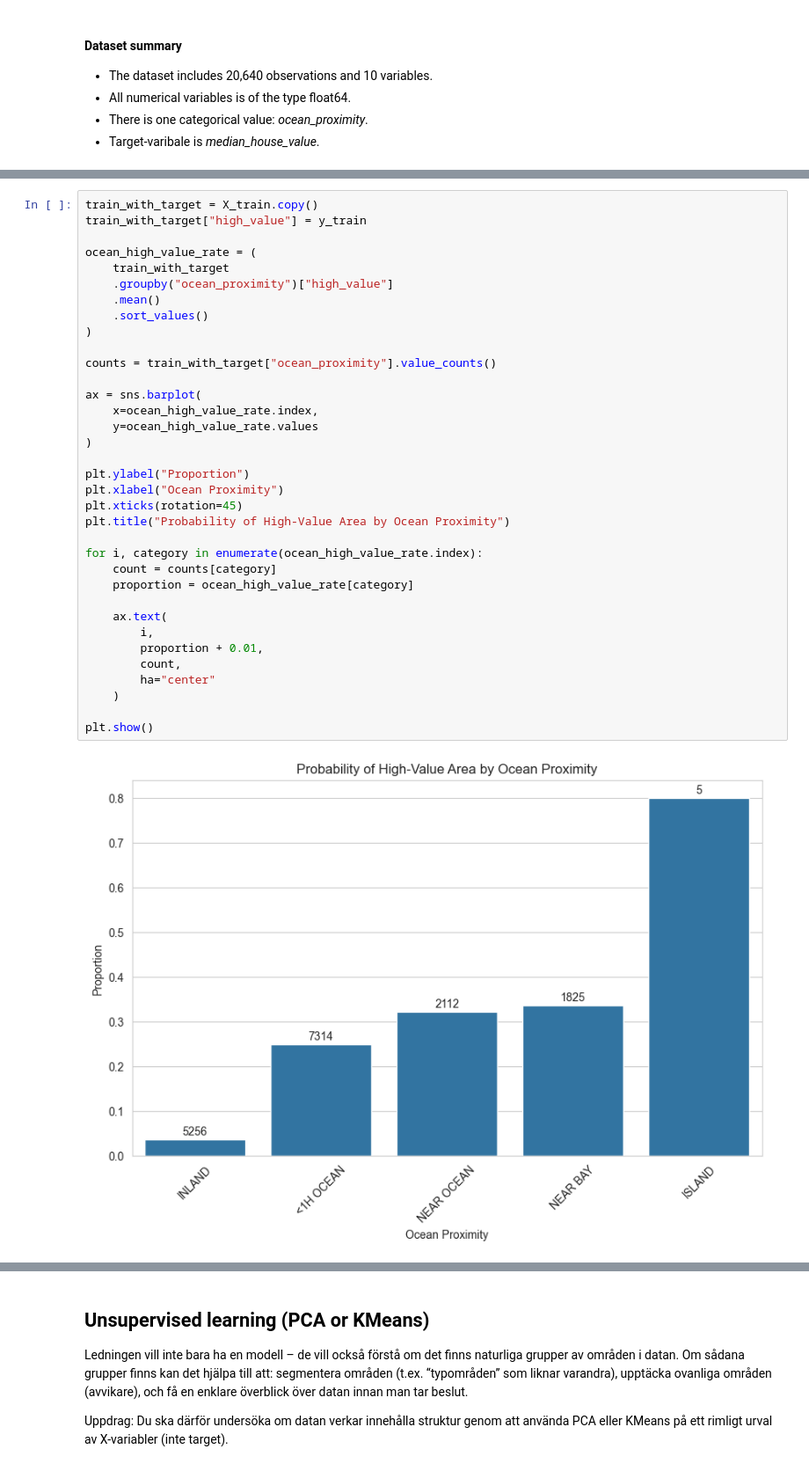
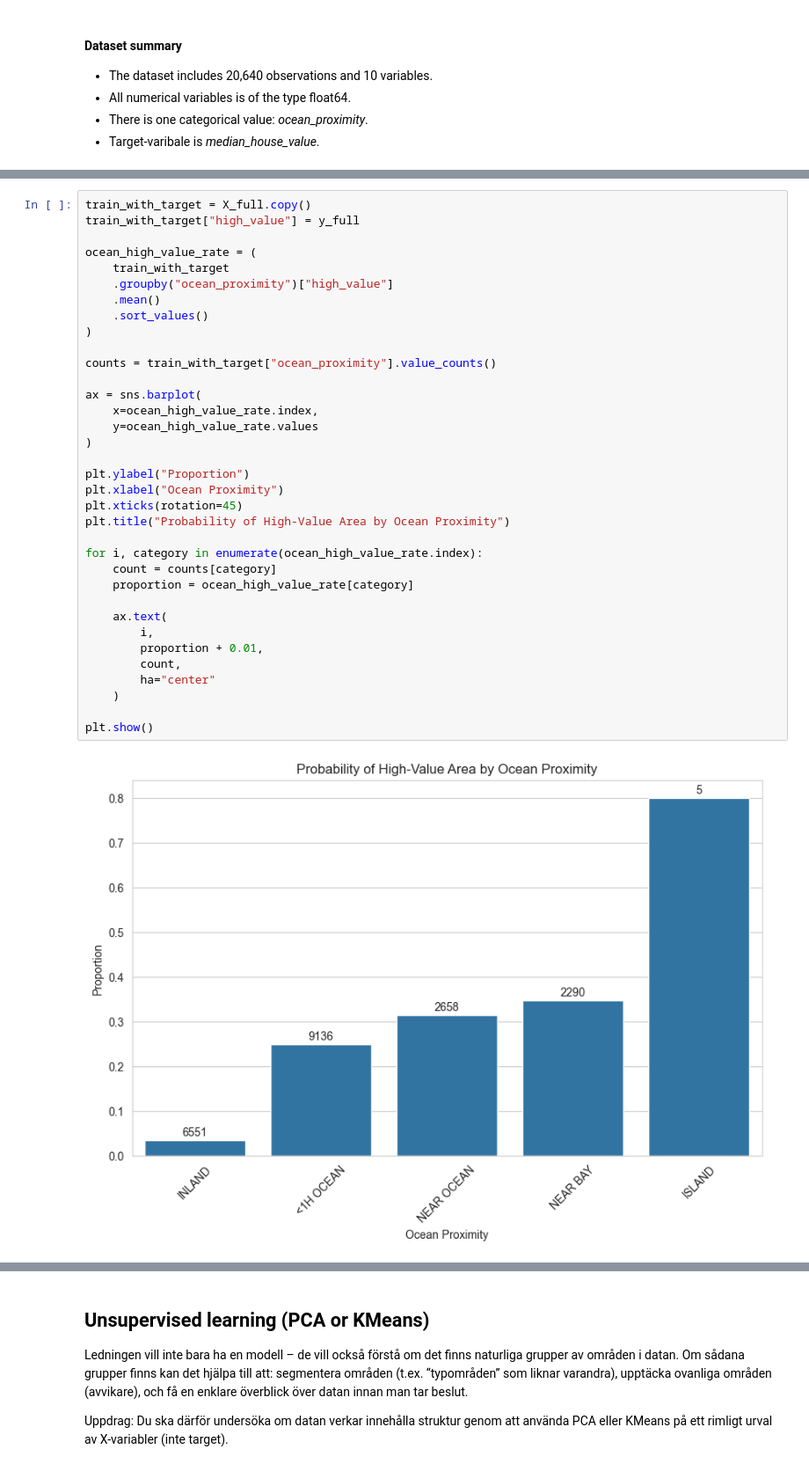
Before and after one commit to belson-h/PythonMLProject---California-Housing, a Jupyter notebook: housing_report.ipynb, the cells around one changed output, grey strips where cells are left out. Shown at 88% size. Drawn from its saved outputs; the diff is of its cells as text.

```diff
--- a/housing_report.ipynb
+++ b/housing_report.ipynb
@@ -323,38 +252,38 @@ How does ocean proximity affect probability of being high-value (top 20%)?
 # %%
-train_with_target = X_train.copy()
-train_with_target["high_value"] = y_train
+train_with_target = X_full.copy()
+train_with_target["high_value"] = y_full
 
 ocean_high_value_rate = (
     train_with_target
     .groupby("ocean_proximity")["high_value"]
     .mean()
     .sort_values()
 )
 
 counts = train_with_target["ocean_proximity"].value_counts()
 
 ax = sns.barplot(
     x=ocean_high_value_rate.index,
     y=ocean_high_value_rate.values
 )
 
 plt.ylabel("Proportion")
 plt.xlabel("Ocean Proximity")
 plt.xticks(rotation=45)
 plt.title("Probability of High-Value Area by Ocean Proximity")
 
 for i, category in enumerate(ocean_high_value_rate.index):
     count = counts[category]
     proportion = ocean_high_value_rate[category]
 
     ax.text(
         i,
         proportion + 0.01,
         count,
         ha="center"
     )
 
 plt.show()
 # %% [output]
-[figure, old version]
+[figure, new version]
 # %% [markdown]
```
Also changed, not shown: parts of 48 cells of this notebook.
